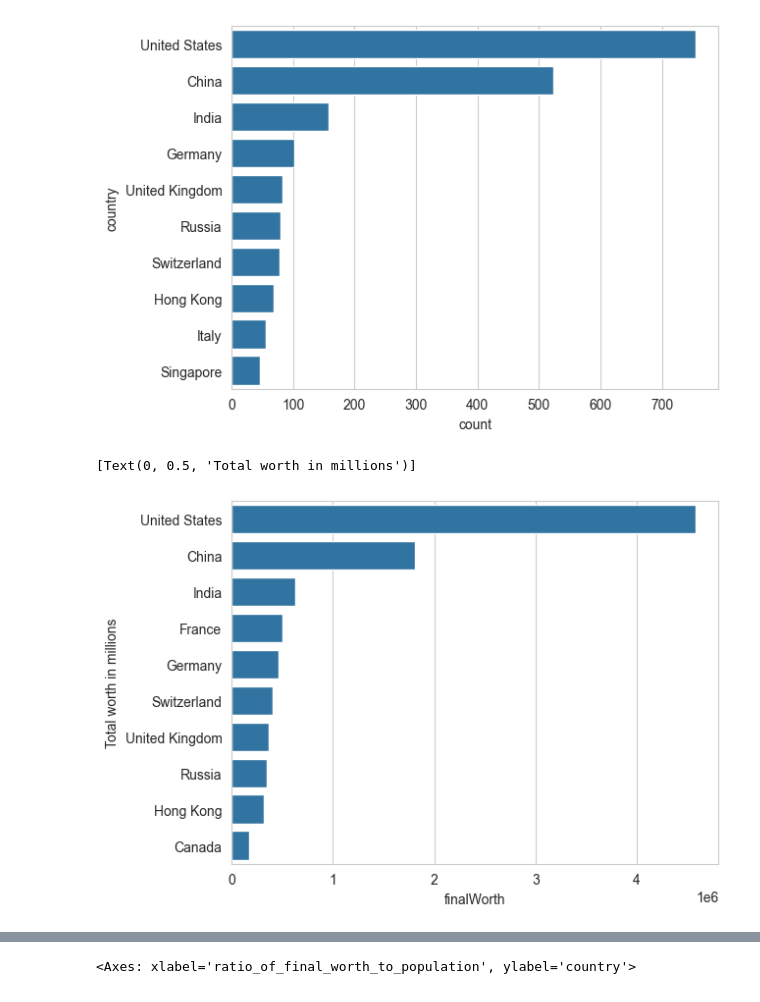
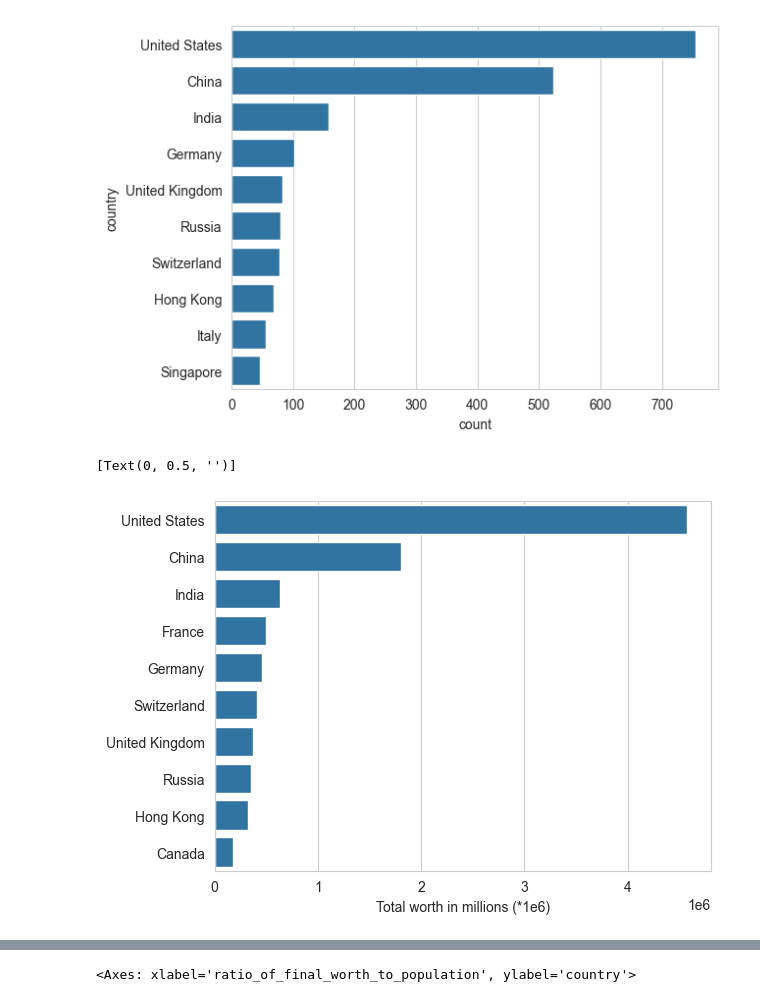
Before and after one commit to RoGellert/python_r_ds_de_projects, a Jupyter notebook: Billionaires/Billionaires_exploratory_analysis.ipynb, the cells around one changed output, grey strips where cells are left out. Drawn from its saved outputs; the diff is of its cells as text; code cells hidden in the pictures.

```diff
--- a/Billionaires/Billionaires_exploratory_analysis.ipynb
+++ b/Billionaires/Billionaires_exploratory_analysis.ipynb
@@ -157,7 +157,8 @@ sns.barplot(x='count', y='country', data=country_count.head(10))
 [figure]
 # %%
 fig = sns.barplot(x='finalWorth', y='country', data=billionaires_df.groupby('country').sum().sort_values(by='finalWorth', ascending=False).head(10))
-fig.set(ylabel='Total worth in millions')
+fig.set(xlabel='Total worth in millions (*1e6)')
+fig.set(ylabel='')
 # %% [output]
-[Text(0, 0.5, 'Total worth in millions')]
+[Text(0, 0.5, '')]
-[figure, old version]
+[figure, new version]
```
Also changed, not shown: parts of 1 cell of this notebook, 3 other files.
